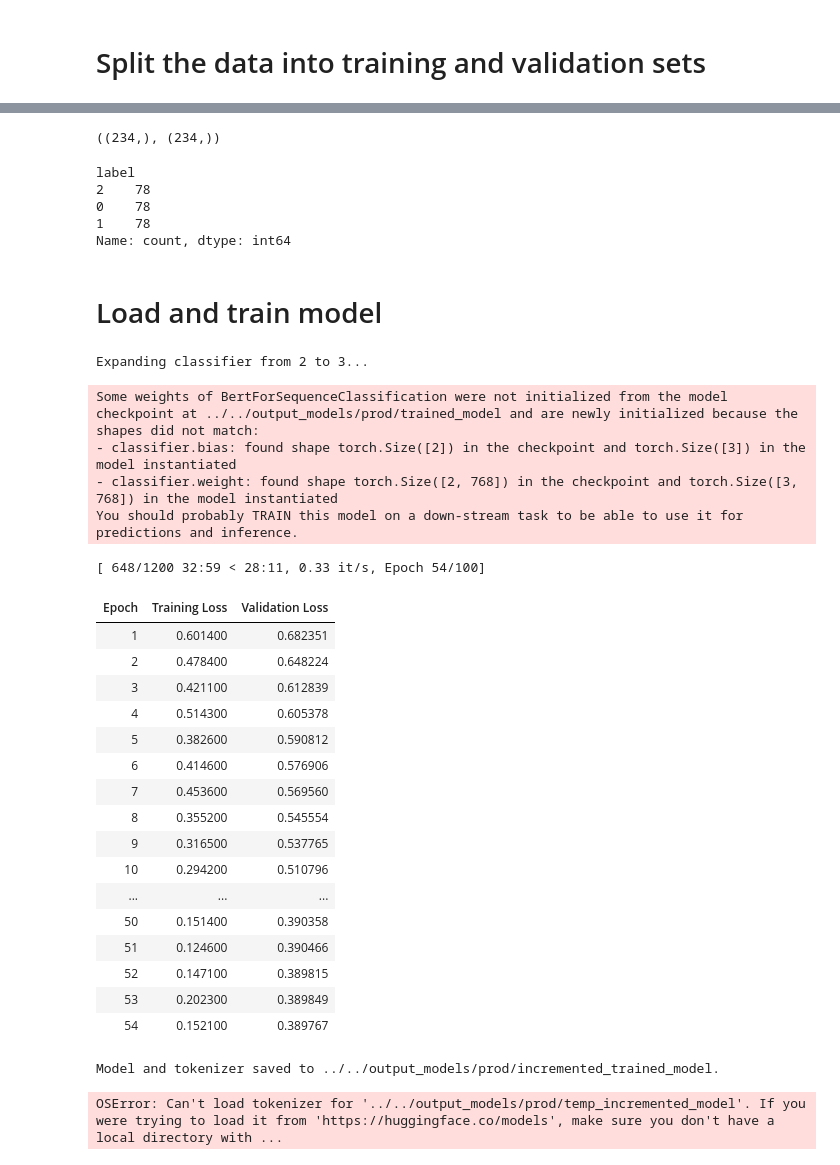
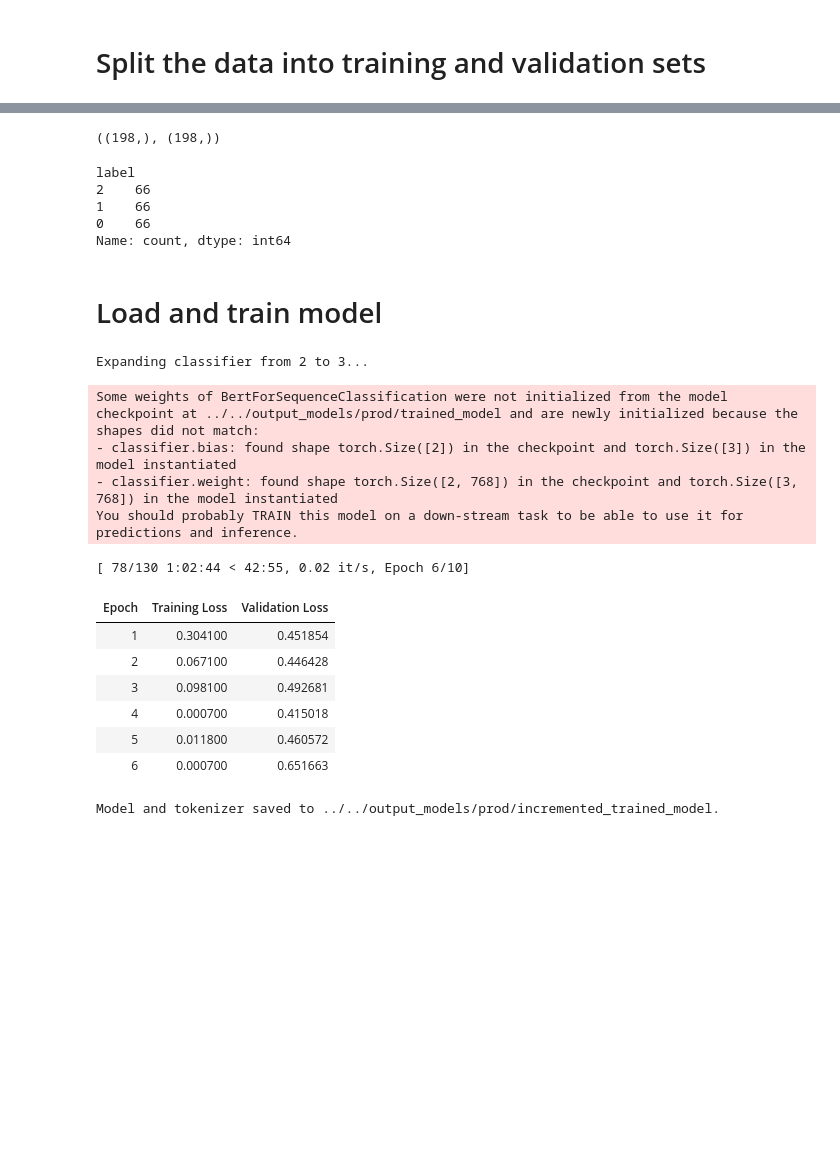
Before and after one commit to voliveira-airzonecontrol/myzone, a Jupyter notebook: src/notebooks/incremental_learning.ipynb, the cells around one changed output, grey strips where cells are left out. Cells and saved outputs as stored; diff of their text form; code cells hidden in the pictures; blank space fills up the shorter version.

```diff
--- a/src/notebooks/incremental_learning.ipynb
+++ b/src/notebooks/incremental_learning.ipynb
@@ -16,12 +16,15 @@ training_config = load_config(
 # Load data
 # %%
 input_dataset = f"../../output_data/{env}/supervised_dataset.parquet"
-input_new_class = f"../../output_reports/modelo 1/clustering/new_class.parquet"
+input_new_class = f"../../output_reports/{env}/clustering/new_class.parquet"
 input_true_new_class = f"../../output_data/{env}/supervised_dataset_phase2.parquet"
 # %%
 known_classes = pd.read_parquet(input_dataset)
 new_class = pd.read_parquet(input_new_class)
 true_new_class = pd.read_parquet(input_true_new_class)
+# %%
+new_class = new_class[new_class["new_class"]]
+new_class = new_class[new_class["label"]==2]
 # %%
 features = training_config.training[model_type].features
 target = training_config.training[model_type].target
@@ -160,14 +147,14 @@ y_train = y_train.reset_index(drop=True)
 # %%
 X_train.shape, y_train.shape
 # %% [output]
-((234,), (234,))
+((198,), (198,))
 # %%
 y_train.value_counts()
 # %% [output]
 label
-2    78
-0    78
-1    78
+2    66
+1    66
+0    66
 Name: count, dtype: int64
 # %% [markdown]
 # Load and train model
@@ -186,36 +173,30 @@ clf = model.TransformerClassifier(
 # %%
 clf_incremented = clf.incremental_fit(
     X_train,
     y_train,
     new_num_labels,
     eval_X=X_val,
     eval_y=y_val,
-    freeze_layers_prefix=["bert.embeddings", "bert.encoder"],
-    epochs=100
+    learning_rate=2e-5,
+    num_train_epochs=10,
+    per_device_train_batch_size=16,
+    per_device_eval_batch_size=16,
+    early_stopping_patience=2,
+    #freeze_layers_prefix=["bert.embeddings", "bert.encoder"],
 )
 # %% [output]
 Expanding classifier from 2 to 3...
 Some weights of BertForSequenceClassification were not initialized from the model checkpoint at ../../output_models/prod/trained_model and are newly initialized because the shapes did not match:
 - classifier.bias: found shape torch.Size([2]) in the checkpoint and torch.Size([3]) in the model instantiated
 - classifier.weight: found shape torch.Size([2, 768]) in the checkpoint and torch.Size([3, 768]) in the model instantiated
 You should probably TRAIN this model on a down-stream task to be able to use it for predictions and inference.
-[ 648/1200 32:59 < 28:11, 0.33 it/s, Epoch 54/100]
+[ 78/130 1:02:44 < 42:55, 0.02 it/s, Epoch 6/10]
 | Epoch | Training Loss | Validation Loss |
-| 1 | 0.601400 | 0.682351 |
-| 2 | 0.478400 | 0.648224 |
-| 3 | 0.421100 | 0.612839 |
-| 4 | 0.514300 | 0.605378 |
-| 5 | 0.382600 | 0.590812 |
-| 6 | 0.414600 | 0.576906 |
-| 7 | 0.453600 | 0.569560 |
-| 8 | 0.355200 | 0.545554 |
-| 9 | 0.316500 | 0.537765 |
-| 10 | 0.294200 | 0.510796 |
-| ... | ... | ... |
-| 50 | 0.151400 | 0.390358 |
-| 51 | 0.124600 | 0.390466 |
-| 52 | 0.147100 | 0.389815 |
-| 53 | 0.202300 | 0.389849 |
-| 54 | 0.152100 | 0.389767 |
+| 1 | 0.304100 | 0.451854 |
+| 2 | 0.067100 | 0.446428 |
+| 3 | 0.098100 | 0.492681 |
+| 4 | 0.000700 | 0.415018 |
+| 5 | 0.011800 | 0.460572 |
+| 6 | 0.000700 | 0.651663 |
 # %%
 # Save the model
@@ -225,10 +206,8 @@ Model and tokenizer saved to ../../output_models/prod/incremented_trained_model.
 # %%
 clf_incremented = model.TransformerClassifier(
     model_name=None,    num_labels=new_num_labels,
-    local_model_path="../../output_models/prod/temp_incremented_model",
+    local_model_path="../../output_models/prod/incremented_model",
 )
-# %% [output]
-OSError: Can't load tokenizer for '../../output_models/prod/temp_incremented_model'. If you were trying to load it from 'https://huggingface.co/models', make sure you don't have a local directory with ...
 # %%
 # Evaluate on test set
 
```
Also changed, not shown: parts of 9 cells of this notebook, 10 other files.
